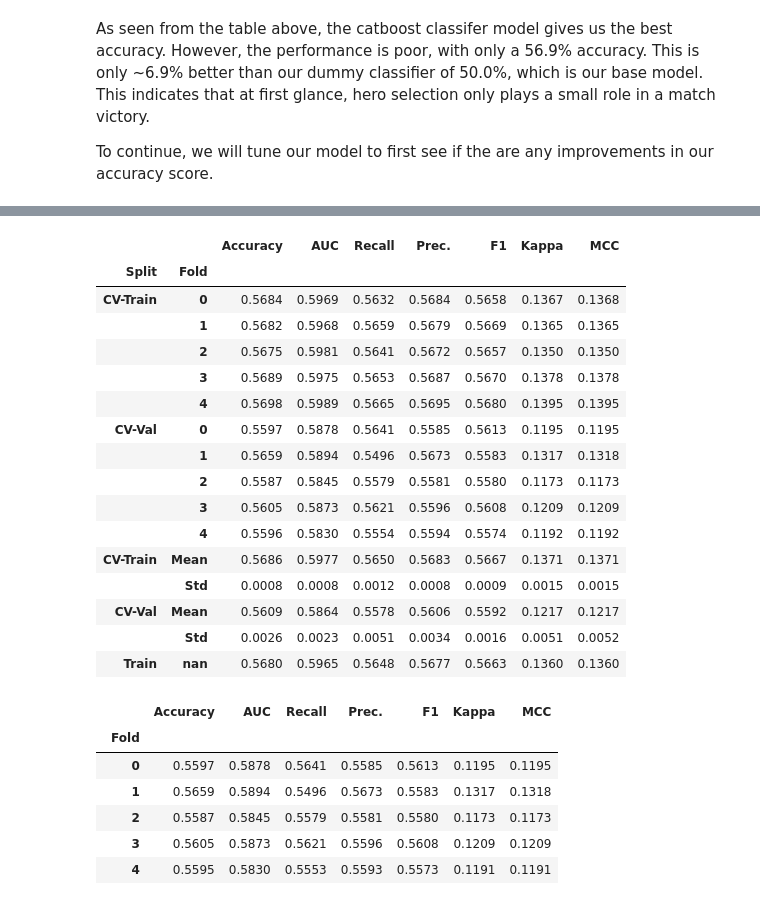
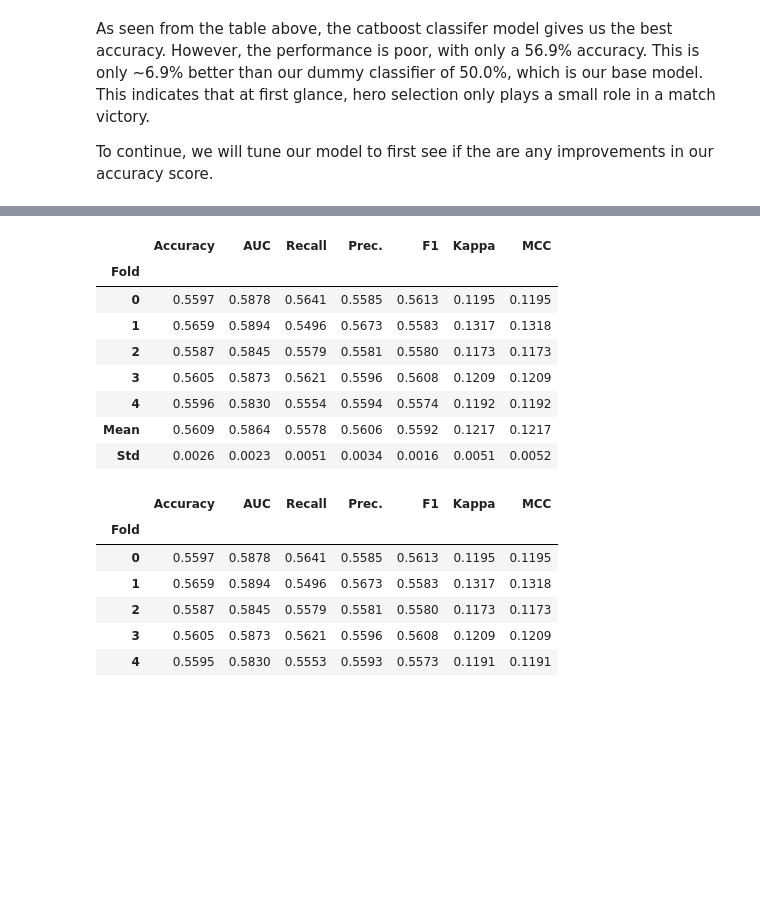
Before and after one commit to zackchia1608/Python-projects, a Jupyter notebook: Dota 2 match win predictor and recommender/Part 3 - Captstone Data Modelling.ipynb, the cells around one changed output, grey strips where cells are left out. Cells and saved outputs as stored; diff of their text form; code cells hidden in the pictures; blank space fills up the shorter version.

```diff
--- a/Dota 2 match win predictor and recommender/Part 3 - Captstone Data Modelling.ipynb
+++ b/Dota 2 match win predictor and recommender/Part 3 - Captstone Data Modelling.ipynb
@@ -202,23 +195,15 @@ tuned_model_catboost = tune_model(model_catboost, choose_better = True)
 # %%
-model_lda = create_model('lda', return_train_score= True)
+model_lda = create_model('lda')
 # %% [output]
-|  |  | Accuracy | AUC | Recall | Prec. | F1 | Kappa | MCC |
-| Split | Fold |  |  |  |  |  |  |  |
-| CV-Train | 0 | 0.5684 | 0.5969 | 0.5632 | 0.5684 | 0.5658 | 0.1367 | 0.1368 |
-|  | 1 | 0.5682 | 0.5968 | 0.5659 | 0.5679 | 0.5669 | 0.1365 | 0.1365 |
-|  | 2 | 0.5675 | 0.5981 | 0.5641 | 0.5672 | 0.5657 | 0.1350 | 0.1350 |
-|  | 3 | 0.5689 | 0.5975 | 0.5653 | 0.5687 | 0.5670 | 0.1378 | 0.1378 |
-|  | 4 | 0.5698 | 0.5989 | 0.5665 | 0.5695 | 0.5680 | 0.1395 | 0.1395 |
-| CV-Val | 0 | 0.5597 | 0.5878 | 0.5641 | 0.5585 | 0.5613 | 0.1195 | 0.1195 |
-|  | 1 | 0.5659 | 0.5894 | 0.5496 | 0.5673 | 0.5583 | 0.1317 | 0.1318 |
-|  | 2 | 0.5587 | 0.5845 | 0.5579 | 0.5581 | 0.5580 | 0.1173 | 0.1173 |
-|  | 3 | 0.5605 | 0.5873 | 0.5621 | 0.5596 | 0.5608 | 0.1209 | 0.1209 |
-|  | 4 | 0.5596 | 0.5830 | 0.5554 | 0.5594 | 0.5574 | 0.1192 | 0.1192 |
-| CV-Train | Mean | 0.5686 | 0.5977 | 0.5650 | 0.5683 | 0.5667 | 0.1371 | 0.1371 |
-|  | Std | 0.0008 | 0.0008 | 0.0012 | 0.0008 | 0.0009 | 0.0015 | 0.0015 |
-| CV-Val | Mean | 0.5609 | 0.5864 | 0.5578 | 0.5606 | 0.5592 | 0.1217 | 0.1217 |
-|  | Std | 0.0026 | 0.0023 | 0.0051 | 0.0034 | 0.0016 | 0.0051 | 0.0052 |
-| Train | nan | 0.5680 | 0.5965 | 0.5648 | 0.5677 | 0.5663 | 0.1360 | 0.1360 |
+|  | Accuracy | AUC | Recall | Prec. | F1 | Kappa | MCC |
+| Fold |  |  |  |  |  |  |  |
+| 0 | 0.5597 | 0.5878 | 0.5641 | 0.5585 | 0.5613 | 0.1195 | 0.1195 |
+| 1 | 0.5659 | 0.5894 | 0.5496 | 0.5673 | 0.5583 | 0.1317 | 0.1318 |
+| 2 | 0.5587 | 0.5845 | 0.5579 | 0.5581 | 0.5580 | 0.1173 | 0.1173 |
+| 3 | 0.5605 | 0.5873 | 0.5621 | 0.5596 | 0.5608 | 0.1209 | 0.1209 |
+| 4 | 0.5596 | 0.5830 | 0.5554 | 0.5594 | 0.5574 | 0.1192 | 0.1192 |
+| Mean | 0.5609 | 0.5864 | 0.5578 | 0.5606 | 0.5592 | 0.1217 | 0.1217 |
+| Std | 0.0026 | 0.0023 | 0.0051 | 0.0034 | 0.0016 | 0.0051 | 0.0052 |
 # %%
 tuned_model_lda = tune_model(model_lda, choose_better = True)
 # %% [output]
```
Also changed, not shown: parts of 13 cells of this notebook, 24 other files.
